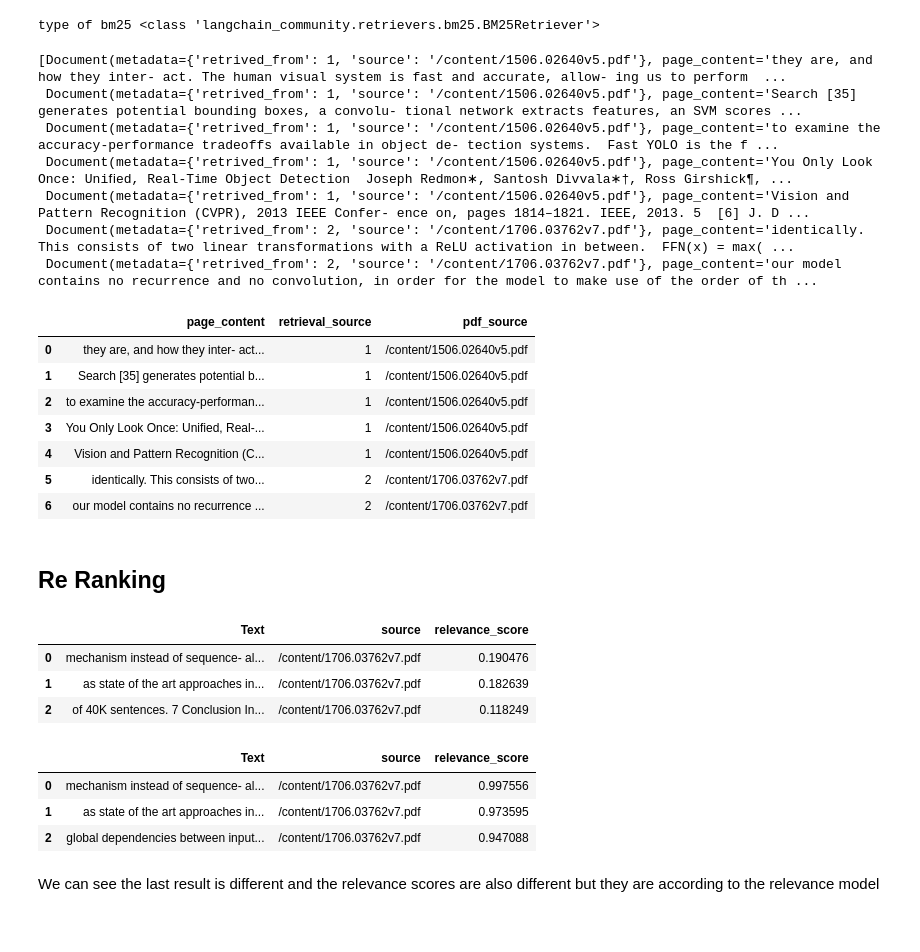
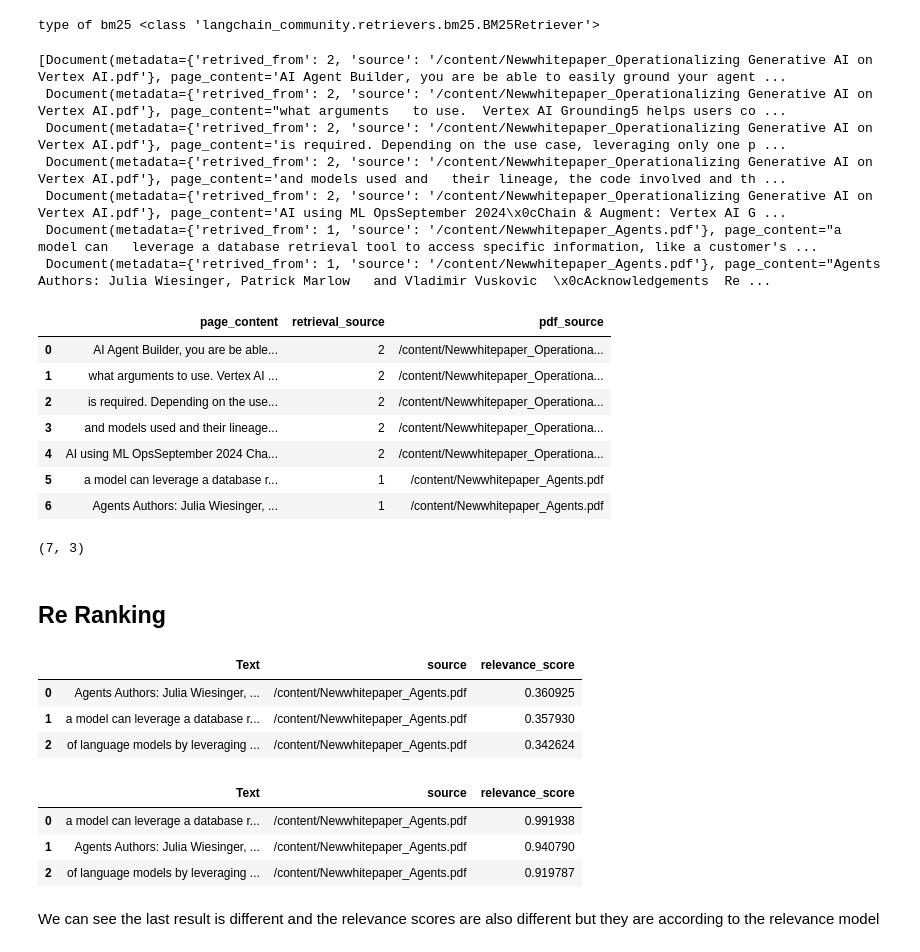
Before and after one commit to avikumart/LLM-GenAI-Transformers-Notebooks, a Jupyter notebook: TMLC_LLM_projects/RAG/RAG_Retrieval_Optimization_Techniques.ipynb, the cells around one changed output. Cells and saved outputs as stored; diff of their text form; code cells hidden in the pictures.

Commit message:
RAG optimization techniques | hybrid | rerank

```diff
--- a/TMLC_LLM_projects/RAG/RAG_Retrieval_Optimization_Techniques.ipynb
+++ b/TMLC_LLM_projects/RAG/RAG_Retrieval_Optimization_Techniques.ipynb
@@ -111,20 +111,20 @@ ensemble_retriever = EnsembleRetriever(
 )
 # %%
 # Example query
-query = "What is Self-Attention in Transformers?"
+query = "What is a AI agents?"
 
 # Retrieve relevant documents/products
 docs = ensemble_retriever.invoke(query)
 
 docs
 # %% [output]
-[Document(metadata={'retrived_from': 1, 'source': '/content/1506.02640v5.pdf'}, page_content='they are, and how they inter- act. The human visual system is fast and accurate, allow- ing us to perform  ...
- Document(metadata={'retrived_from': 1, 'source': '/content/1506.02640v5.pdf'}, page_content='Search [35] generates potential bounding boxes, a convolu- tional network extracts features, an SVM scores ...
- Document(metadata={'retrived_from': 1, 'source': '/content/1506.02640v5.pdf'}, page_content='to examine the accuracy-performance tradeoffs available in object de- tection systems.  Fast YOLO is the f ...
- Document(metadata={'retrived_from': 1, 'source': '/content/1506.02640v5.pdf'}, page_content='You Only Look Once: Uniﬁed, Real-Time Object Detection  Joseph Redmon∗, Santosh Divvala∗†, Ross Girshick¶, ...
- Document(metadata={'retrived_from': 1, 'source': '/content/1506.02640v5.pdf'}, page_content='Vision and Pattern Recognition (CVPR), 2013 IEEE Confer- ence on, pages 1814–1821. IEEE, 2013. 5  [6] J. D ...
- Document(metadata={'retrived_from': 2, 'source': '/content/1706.03762v7.pdf'}, page_content='identically. This consists of two linear transformations with a ReLU activation in between.  FFN(x) = max( ...
- Document(metadata={'retrived_from': 2, 'source': '/content/1706.03762v7.pdf'}, page_content='our model contains no recurrence and no convolution, in order for the model to make use of the order of th ...
+[Document(metadata={'retrived_from': 2, 'source': '/content/Newwhitepaper_Operationalizing Generative AI on Vertex AI.pdf'}, page_content='AI Agent Builder, you are be able to easily ground your agent ...
+ Document(metadata={'retrived_from': 2, 'source': '/content/Newwhitepaper_Operationalizing Generative AI on Vertex AI.pdf'}, page_content="what arguments   to use.  Vertex AI Grounding5 helps users co ...
+ Document(metadata={'retrived_from': 2, 'source': '/content/Newwhitepaper_Operationalizing Generative AI on Vertex AI.pdf'}, page_content='is required. Depending on the use case, leveraging only one p ...
+ Document(metadata={'retrived_from': 2, 'source': '/content/Newwhitepaper_Operationalizing Generative AI on Vertex AI.pdf'}, page_content='and models used and   their lineage, the code involved and th ...
+ Document(metadata={'retrived_from': 2, 'source': '/content/Newwhitepaper_Operationalizing Generative AI on Vertex AI.pdf'}, page_content='AI using ML OpsSeptember 2024\x0cChain & Augment: Vertex AI G ...
+ Document(metadata={'retrived_from': 1, 'source': '/content/Newwhitepaper_Agents.pdf'}, page_content="a model can   leverage a database retrieval tool to access specific information, like a customer's ...
+ Document(metadata={'retrived_from': 1, 'source': '/content/Newwhitepaper_Agents.pdf'}, page_content="Agents  Authors: Julia Wiesinger, Patrick Marlow   and Vladimir Vuskovic  \x0cAcknowledgements  Re ...
 # %%
 #Extract and print only the page content from each document
 import pandas as pd
@@ -147,13 +147,17 @@ retrieval_df['pdf_source'] = pdf_source
 retrieval_df.head(10)
 # %% [output]
 |  | page_content | retrieval_source | pdf_source |
-| 0 | they are, and how they inter- act... | 1 | /content/1506.02640v5.pdf |
-| 1 | Search [35] generates potential b... | 1 | /content/1506.02640v5.pdf |
-| 2 | to examine the accuracy-performan... | 1 | /content/1506.02640v5.pdf |
-| 3 | You Only Look Once: Uniﬁed, Real-... | 1 | /content/1506.02640v5.pdf |
-| 4 | Vision and Pattern Recognition (C... | 1 | /content/1506.02640v5.pdf |
-| 5 | identically. This consists of two... | 2 | /content/1706.03762v7.pdf |
-| 6 | our model contains no recurrence ... | 2 | /content/1706.03762v7.pdf |
+| 0 | AI Agent Builder, you are be able... | 2 | /content/Newwhitepaper_Operationa... |
+| 1 | what arguments to use. Vertex AI ... | 2 | /content/Newwhitepaper_Operationa... |
+| 2 | is required. Depending on the use... | 2 | /content/Newwhitepaper_Operationa... |
+| 3 | and models used and their lineage... | 2 | /content/Newwhitepaper_Operationa... |
+| 4 | AI using ML OpsSeptember 2024 Cha... | 2 | /content/Newwhitepaper_Operationa... |
+| 5 | a model can leverage a database r... | 1 | /content/Newwhitepaper_Agents.pdf |
+| 6 | Agents Authors: Julia Wiesinger, ... | 1 | /content/Newwhitepaper_Agents.pdf |
+# %%
+retrieval_df.shape
+# %% [output]
+(7, 3)
 # %% [markdown]
 ## Re Ranking
 # %%
@@ -209,29 +213,29 @@ docsearch = Chroma(persist_directory=persist_directory, embedding_function=embed
 # %%
 # Initialize an empty DataFrame with specified columns
 non_rerank_df = pd.DataFrame(columns=['Text', 'source', 'relevance_score'])
 
 # Perform similarity search using a preconfigured document search tool
 # This retrieves the top 3 documents based on relevance to the query
-res_docs = docsearch.similarity_search_with_relevance_scores("What is the architecture of transformers?", k=3)
+res_docs = docsearch.similarity_search_with_relevance_scores("What is the AI agents?", k=3)
 
 # Loop through the retrieved documents and populate the DataFrame
 for doc in res_docs:
     non_rerank_df = non_rerank_df._append(
         {
             'Text': doc[0].page_content,  # Extract the page content (text) from the document
             'source': doc[0].metadata['source'],  # Extract the source metadata
             'relevance_score': doc[1]  # Extract the relevance score
         },
         ignore_index=True  # Ensure the new row is appended without overwriting existing rows
     )
 
 # Display the first 3 rows of the DataFrame
-non_rerank_df.head(3)
+non_rerank_df.head()
 # %% [output]
 |  | Text | source | relevance_score |
-| 0 | mechanism instead of sequence- al... | /content/1706.03762v7.pdf | 0.190476 |
-| 1 | as state of the art approaches in... | /content/1706.03762v7.pdf | 0.182639 |
-| 2 | of 40K sentences. 7 Conclusion In... | /content/1706.03762v7.pdf | 0.118249 |
+| 0 | Agents Authors: Julia Wiesinger, ... | /content/Newwhitepaper_Agents.pdf | 0.360925 |
+| 1 | a model can leverage a database r... | /content/Newwhitepaper_Agents.pdf | 0.357930 |
+| 2 | of language models by leveraging ... | /content/Newwhitepaper_Agents.pdf | 0.342624 |
 # %%
 # Import and initialize the reranker for document compression
 compressor = CohereRerank()
@@ -249,7 +253,7 @@ compression_retriever = ContextualCompressionRetriever(
 source_df = pd.DataFrame(columns=['Text', 'source', 'relevance_score'])
 
 # Retrieve compressed documents relevant to the query using the contextual compression retriever
-compressed_docs = compression_retriever.get_relevant_documents("What is the architecture of Transformers?")
+compressed_docs = compression_retriever.get_relevant_documents("What is the AI agents and how does that work?")
 
 # Loop through the first 3 compressed documents and populate the DataFrame
 for i in range(3):
@@ -266,8 +270,8 @@ for i in range(3):
 source_df.head(3)
 # %% [output]
 |  | Text | source | relevance_score |
-| 0 | mechanism instead of sequence- al... | /content/1706.03762v7.pdf | 0.997556 |
-| 1 | as state of the art approaches in... | /content/1706.03762v7.pdf | 0.973595 |
-| 2 | global dependencies between input... | /content/1706.03762v7.pdf | 0.947088 |
+| 0 | a model can leverage a database r... | /content/Newwhitepaper_Agents.pdf | 0.991938 |
+| 1 | Agents Authors: Julia Wiesinger, ... | /content/Newwhitepaper_Agents.pdf | 0.940790 |
+| 2 | of language models by leveraging ... | /content/Newwhitepaper_Agents.pdf | 0.919787 |
 # %% [markdown]
 We can see the last result is different and the relevance scores are also different but they are according to the relevance model
```
Also changed, not shown: parts of 3 cells of this notebook.
